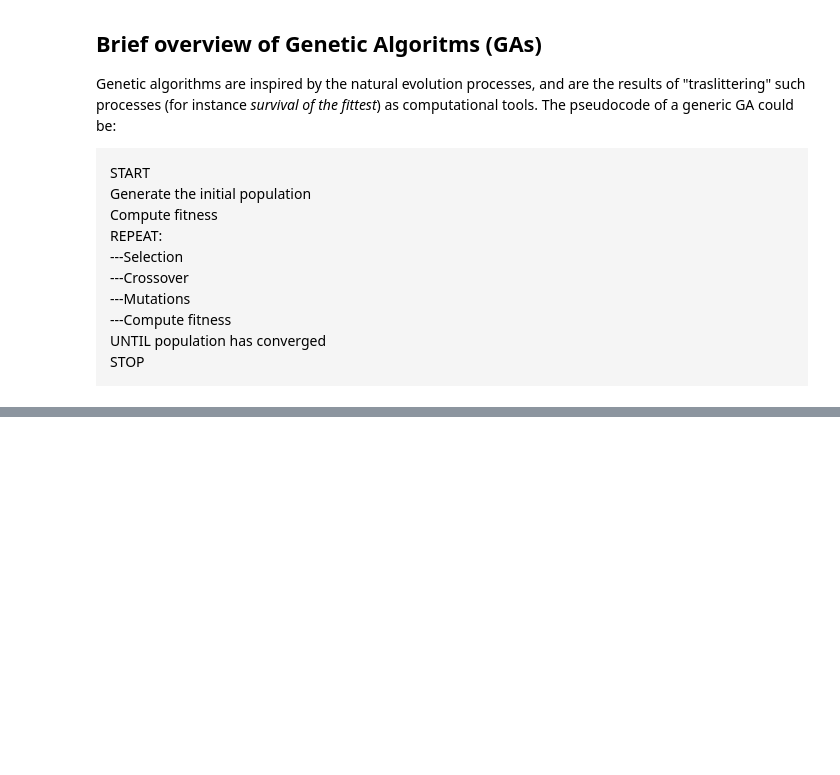
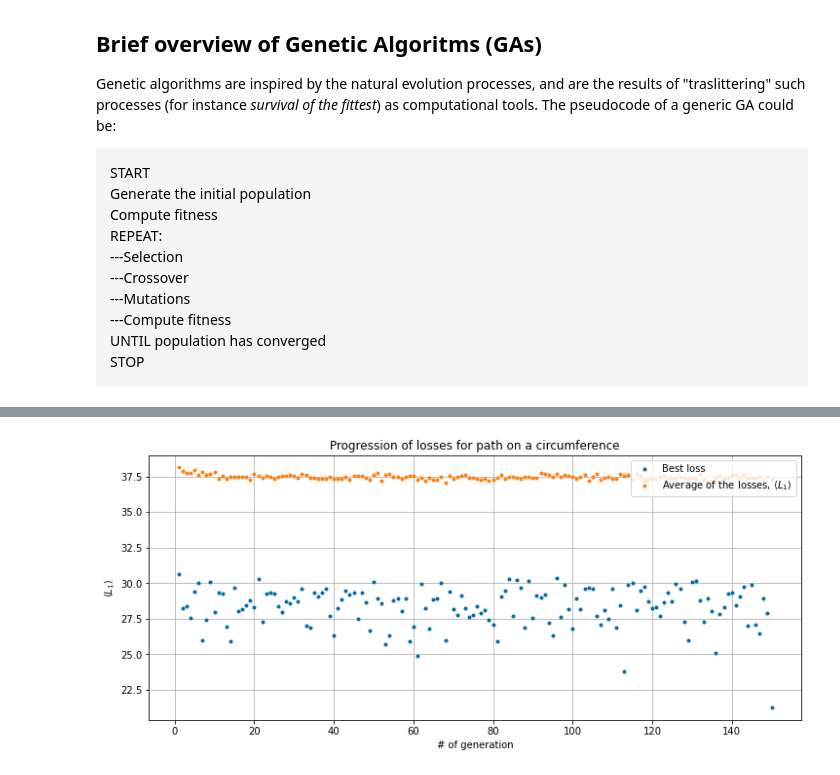
Before and after one commit to pyros-cyber/lsn, a Jupyter notebook: exercise09/exercise09.ipynb, the cells around one changed output, grey strips where cells are left out. Drawn from its saved outputs; the diff is of its cells as text; code cells hidden in the pictures; blank space fills up the shorter version.

```diff
--- a/exercise09/exercise09.ipynb
+++ b/exercise09/exercise09.ipynb
@@ -47,0 +123,15 @@ Genetic algorithms are inspired by the natural evolution processes, and are the
+# %%
+generation, fitness = (np.genfromtxt('build/results/loss_circumference.dat', usecols=i, autostrip=True) for i in range(2))
+plt.subplots(figsize=(12,5))
+plt.plot(generation, fitness, 'o', markersize=3, label="Best loss")
+generation, fitness = (np.genfromtxt('build/results/loss_ave_circumference.dat', usecols=i, autostrip=True) for i in range(2))
+
+plt.plot(generation, fitness, 'o', markersize=3, label=r"Average of the losses, $\langle L_1\rangle$")
+plt.xlabel('# of generation')
+plt.ylabel(r'$\langle L_1\rangle$')
+plt.title('Progression of losses for path on a circumference')
+plt.legend(loc=1)
+plt.grid(True)
+plt.show()
+# %% [output]
+[figure, added]
```
Also changed, not shown: parts of 5 cells of this notebook, 5 other files.
